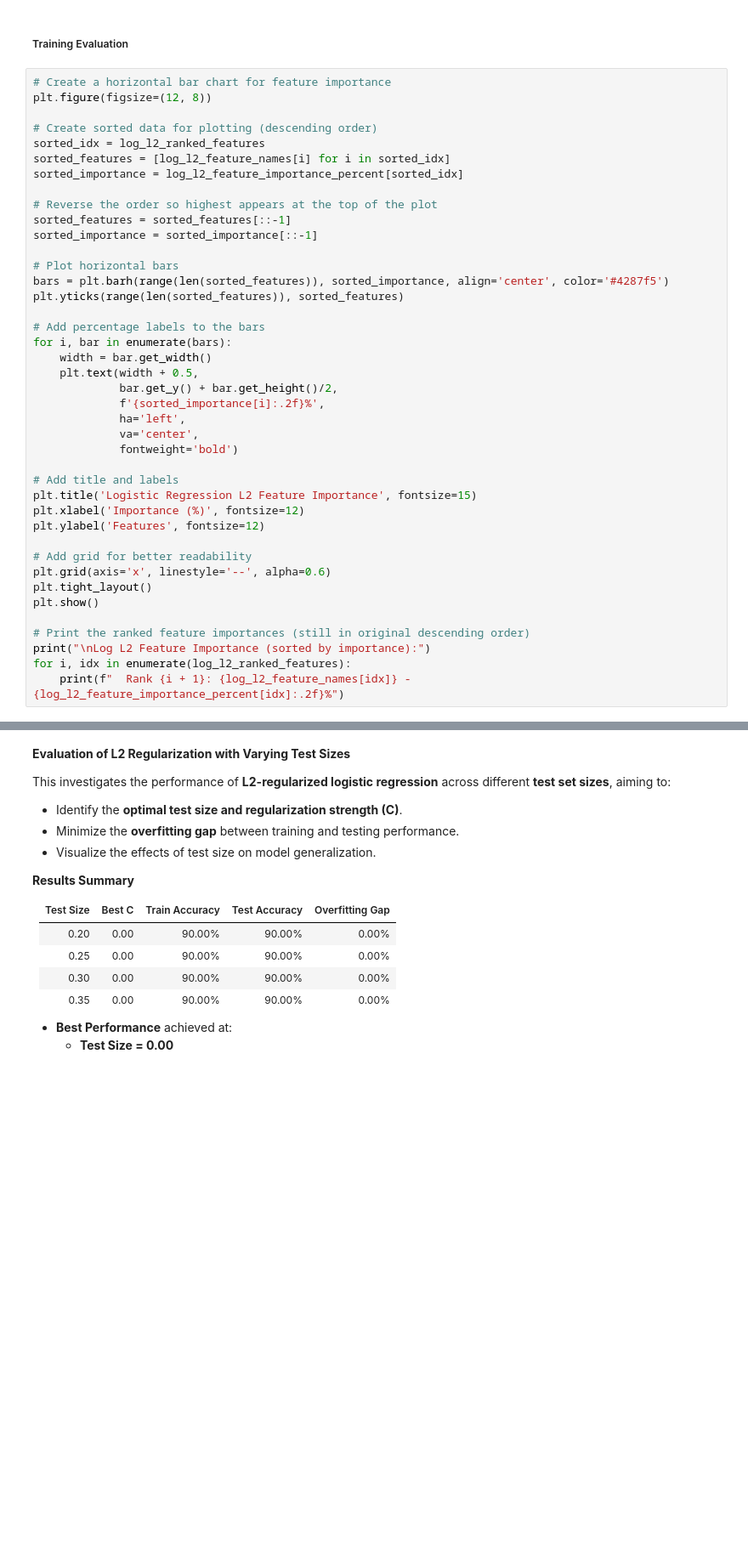
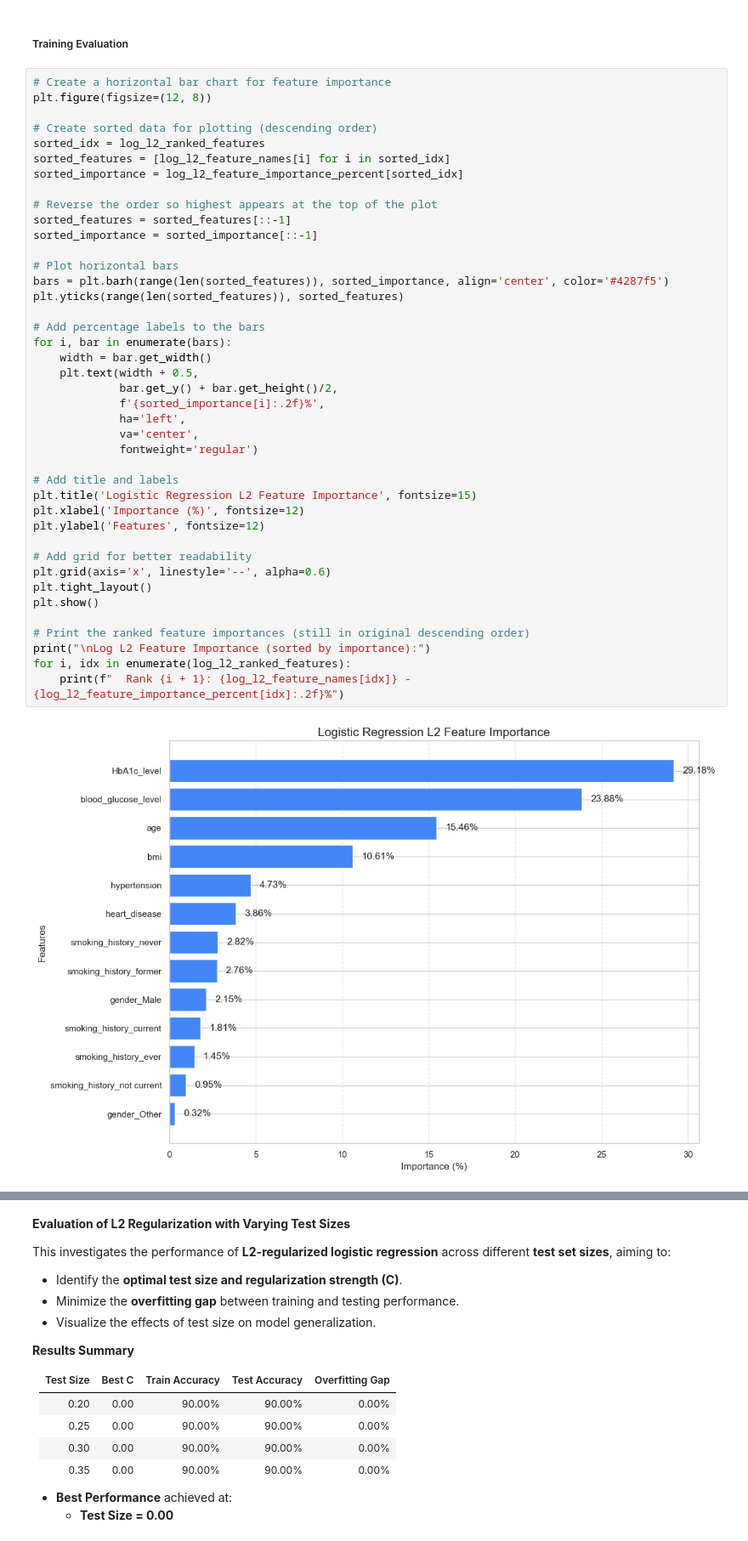
Before and after one commit to npesaras/exploratory-data-analysis, a Jupyter notebook: src/diabetes-prediction.ipynb, the cells around one changed output, grey strips where cells are left out. Shown: that part at 85% size. Saved outputs shown, nothing was run; the diff lists cells and outputs as text; blank space fills up the shorter version.

```diff
--- a/src/diabetes-prediction.ipynb
+++ b/src/diabetes-prediction.ipynb
@@ -630,31 +608,33 @@ sorted_importance = log_l2_feature_importance_percent[sorted_idx]
 sorted_features = sorted_features[::-1]
 sorted_importance = sorted_importance[::-1]
 
 # Plot horizontal bars
 bars = plt.barh(range(len(sorted_features)), sorted_importance, align='center', color='#4287f5')
 plt.yticks(range(len(sorted_features)), sorted_features)
 
 # Add percentage labels to the bars
 for i, bar in enumerate(bars):
     width = bar.get_width()
     plt.text(width + 0.5,
              bar.get_y() + bar.get_height()/2,
              f'{sorted_importance[i]:.2f}%',
              ha='left',
              va='center',
-             fontweight='bold')
+             fontweight='regular')
 
 # Add title and labels
 plt.title('Logistic Regression L2 Feature Importance', fontsize=15)
 plt.xlabel('Importance (%)', fontsize=12)
 plt.ylabel('Features', fontsize=12)
 
 # Add grid for better readability
 plt.grid(axis='x', linestyle='--', alpha=0.6)
 plt.tight_layout()
 plt.show()
 
 # Print the ranked feature importances (still in original descending order)
 print("\nLog L2 Feature Importance (sorted by importance):")
 for i, idx in enumerate(log_l2_ranked_features):
     print(f"  Rank {i + 1}: {log_l2_feature_names[idx]} - {log_l2_feature_importance_percent[idx]:.2f}%")
+# %% [output]
+[figure, added]
```
Also changed, not shown: parts of 37 cells of this notebook.
